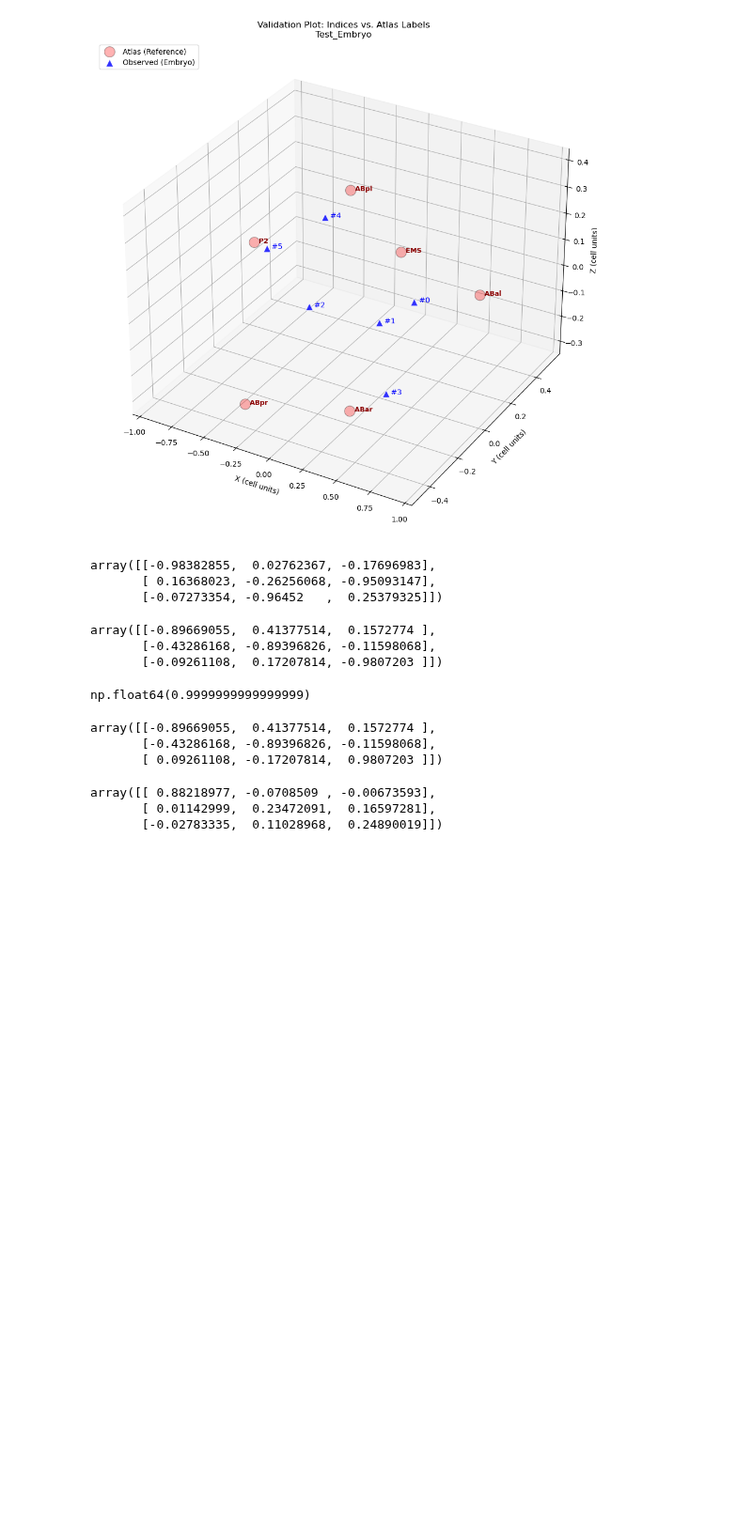
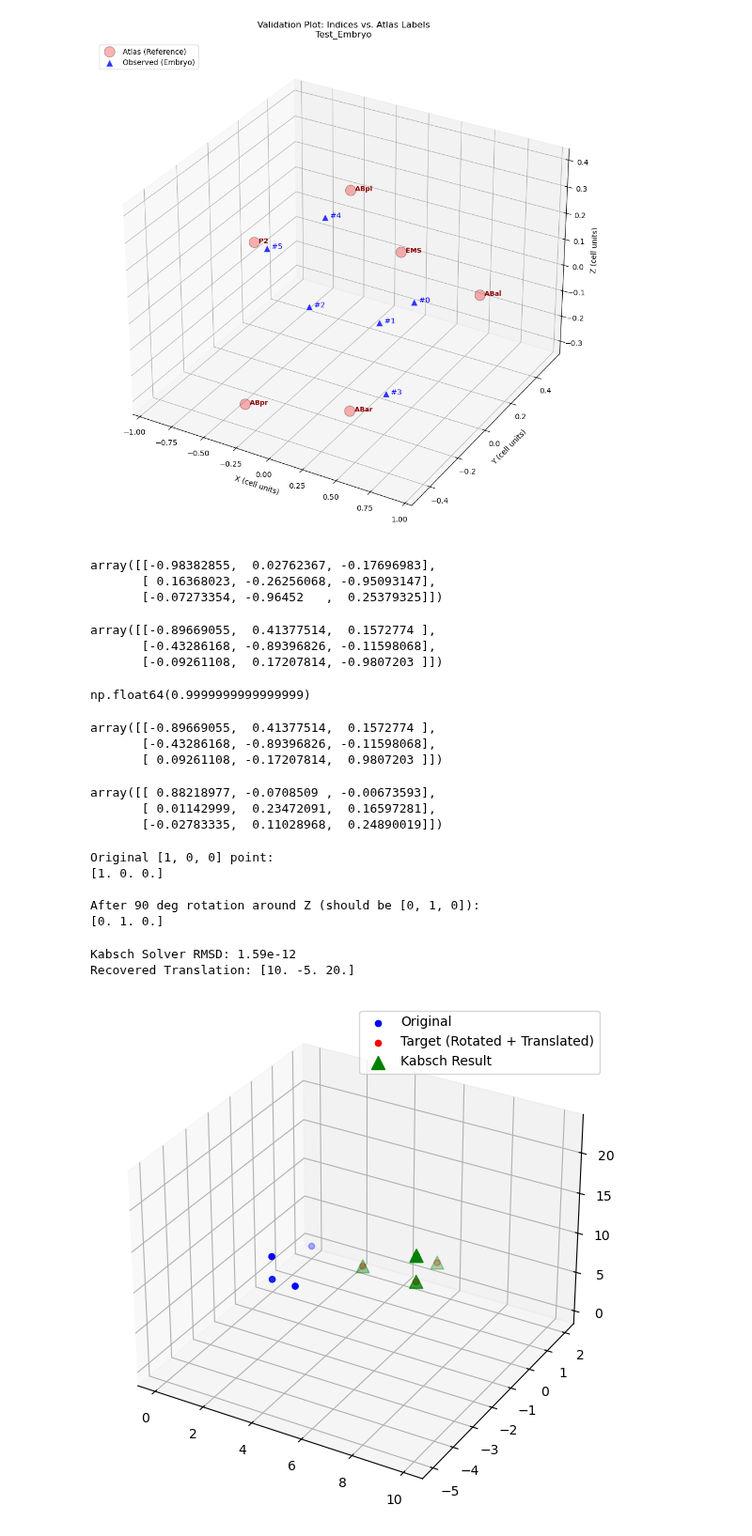
Before and after one commit to mtran3357/EmbAlign, a Jupyter notebook: notebooks/01_test_models.ipynb, the cells around one changed output. Shown at 94% size. Cells and saved outputs as stored; diff of their text form; code cells hidden in the pictures; blank space fills up the shorter version.

```diff
--- a/notebooks/01_test_models.ipynb
+++ b/notebooks/01_test_models.ipynb
@@ -320,0 +333,54 @@ array([[ 0.88218977, -0.0708509 , -0.00673593],
+# %%
+# 1. Generate 90-degree rotation matrix around Z-axis [0, 0, 1]
+angle = np.radians(90)
+axis = np.array([0, 0, 1])
+R_90 = RigidTransformer.get_rotation_about_axis(axis, angle)
+
+# 2. Apply it
+rotated_pts = source_pts @ R_90
+
+print("Original [1, 0, 0] point:")
+print(source_pts[1])
+print("\nAfter 90 deg rotation around Z (should be [0, 1, 0]):")
+print(np.round(rotated_pts[1], 2))
+# %% [output]
+Original [1, 0, 0] point:
+[1. 0. 0.]
+
+After 90 deg rotation around Z (should be [0, 1, 0]):
+[0. 1. 0.]
+# %%
+# 1. Create a "Target" by moving the rotated points far away
+translation = np.array([10, -5, 20])
+target_pts = rotated_pts + translation
+
+# 2. Tell the transformer to find the math that links source to target
+tx.fit(source_pts, target_pts)
+
+# 3. Transform the source and see if it overlaps with target
+recovered_pts = tx.transform(source_pts)
+
+# 4. Check the Error
+rmsd = np.sqrt(np.mean(np.square(recovered_pts - target_pts)))
+print(f"Kabsch Solver RMSD: {rmsd:.2e}") # Should be near 0
+print(f"Recovered Translation: {tx.t}")   # Should be near [10, -5, 20]
+# %% [output]
+Kabsch Solver RMSD: 1.59e-12
+Recovered Translation: [10. -5. 20.]
+# %%
+import matplotlib.pyplot as plt
+
+fig = plt.figure(figsize=(10, 7))
+ax = fig.add_subplot(111, projection='3d')
+
+# Plot Source (Blue)
+ax.scatter(source_pts[:,0], source_pts[:,1], source_pts[:,2], color='blue', label='Original')
+# Plot Target (Red)
+ax.scatter(target_pts[:,0], target_pts[:,1], target_pts[:,2], color='red', label='Target (Rotated + Translated)')
+# Plot Recovered (Green Triangles)
+ax.scatter(recovered_pts[:,0], recovered_pts[:,1], recovered_pts[:,2], color='green', marker='^', s=100, label='Kabsch Result')
+
+ax.legend()
+plt.show()
+# %% [output]
+[figure, added]
```
Also changed, not shown: parts of 26 cells of this notebook, 5 other files.
